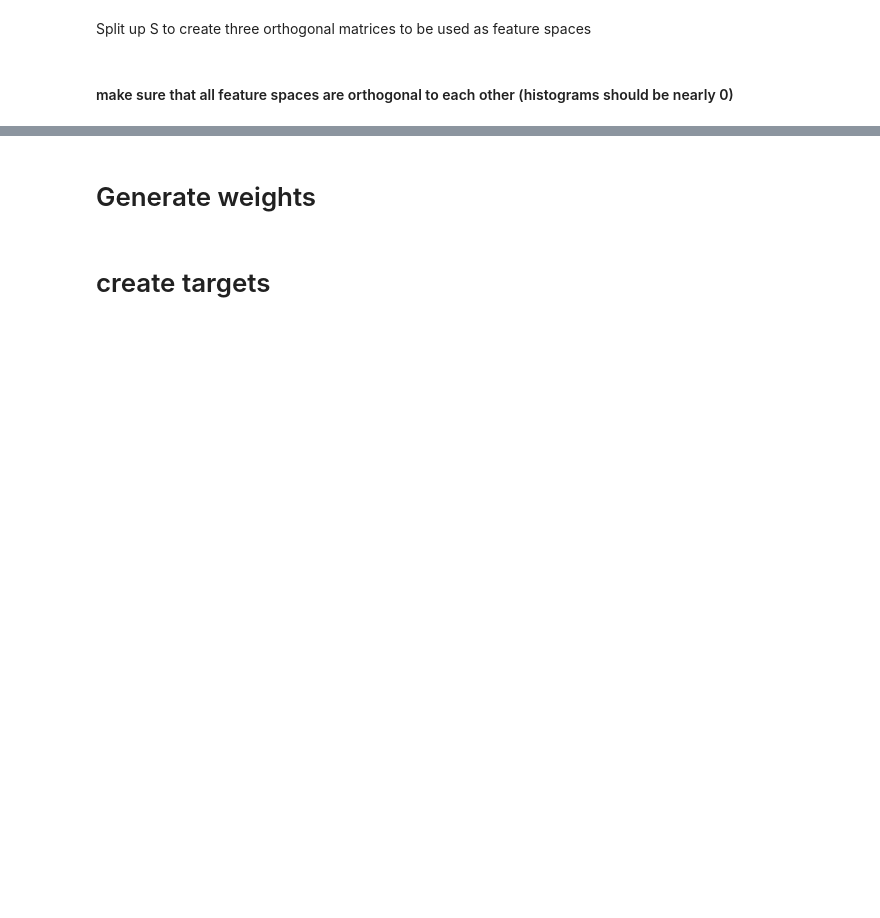
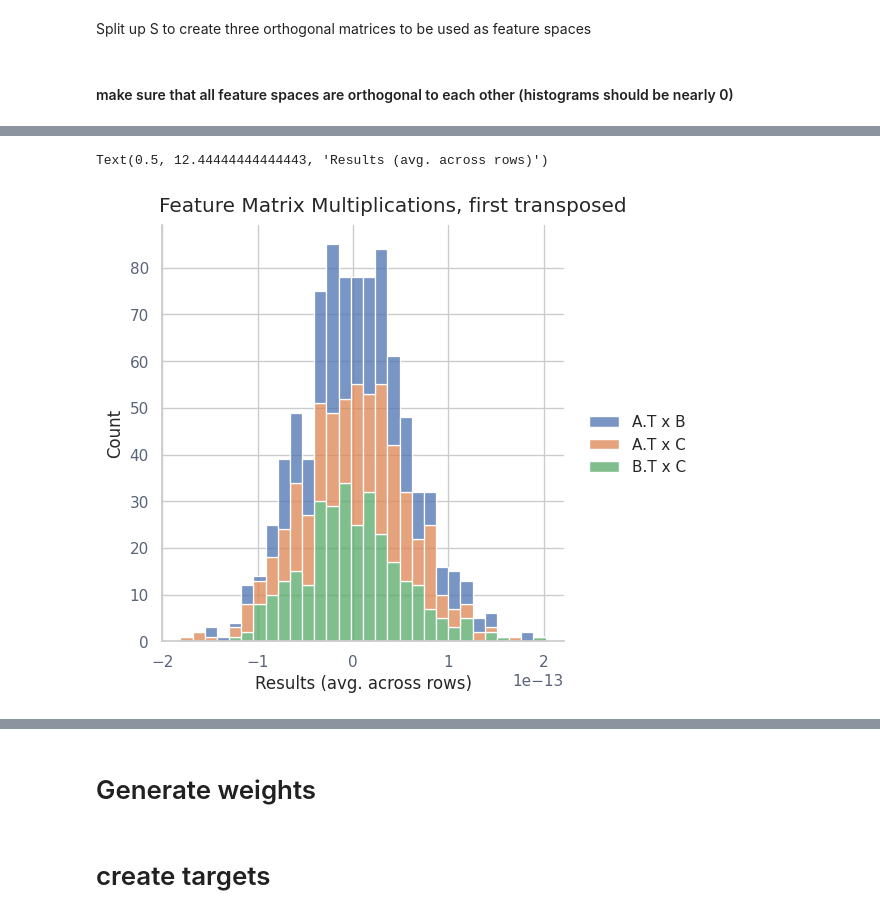
Before and after one commit to leo-schultheiss/compare_variance_residual, a Jupyter notebook: compare_variance_residual/dataset_generation.ipynb, the cells around one changed output, grey strips where cells are left out. Drawn from its saved outputs; the diff is of its cells as text; code cells hidden in the pictures; blank space fills up the shorter version.

Commit message:
move variance visualization out of dataset_generation.ipynb

```diff
--- a/compare_variance_residual/dataset_generation.ipynb
+++ b/compare_variance_residual/dataset_generation.ipynb
@@ -89,25 +81,17 @@ for rank in d_list:
 # %% [markdown]
 #### make sure that all feature spaces are orthogonal to each other (histograms should be nearly 0)
 # %%
-# matmuls_df = pd.DataFrame()
-#
-# for i in range(len(feature_spaces)):
-#     for j in range(i + 1, len(feature_spaces)):
-#         first_transposed = feature_spaces[i].T @ feature_spaces[
-#             j]
-#         matmuls_df = pd.concat([
-#             matmuls_df,
-#             pd.DataFrame(
-#                 {'Features': [f"{hidden_feature_space_names[i]}.T x {hidden_feature_space_names[j]}"],
-#                  'Values (avg across samples)': [first_transposed.mean(axis=0)]}), ], ignore_index=True)
-#
-# for i in range(len(feature_spaces)):
-#     for j in range(i + 1, len(feature_spaces)):
-#         second_transposed = feature_spaces[i] @ feature_spaces[j].T
-#         matmuls_df = pd.concat([
-#             matmuls_df,
-#             pd.DataFrame(
-#                 {'Features': [f"{hidden_feature_space_names[i]} x {hidden_feature_space_names[j]}.T"],
-#                  'Values (avg across samples)': [second_transposed.mean(axis=0)], }),
-#         ], ignore_index=True)
-# matmuls_df
+first_transposed_df = pd.DataFrame()
+
+for i in range(len(feature_spaces)):
+    for j in range(i + 1, len(feature_spaces)):
+        first_transposed = feature_spaces[i].T @ feature_spaces[j]
+        first_transposed_df[f"{hidden_feature_space_names[i]}.T x {hidden_feature_space_names[j]}"] = first_transposed.mean(axis=1)
+
+second_transposed_df = pd.DataFrame()
+for i in range(len(feature_spaces)):
+    for j in range(i + 1, len(feature_spaces)):
+        second_transposed = feature_spaces[i] @ feature_spaces[j].T
+        second_transposed_df[f"{hidden_feature_space_names[i]} x {hidden_feature_space_names[j]}.T"] = second_transposed.mean(axis=0)
+
+second_transposed_df
@@ -114,4 +112,7 @@ for rank in d_list:
 # %%
-# sns.displot(data=matmuls_df.explode("Values (avg across samples)"), x="Values (avg across samples)", multiple="stack",
-#             hue="Features", bins=30)
-# plt.suptitle("Feature space matrix multiplications", y=1.02)
+sns.displot(data=first_transposed_df, multiple="stack", bins=30)
+plt.suptitle("Feature Matrix Multiplications, first transposed", y=1.02)
+plt.xlabel("Results (avg. across rows)")
+# %% [output]
+Text(0.5, 12.44444444444443, 'Results (avg. across rows)')
+[figure, added]
```
Also changed, not shown: parts of 8 cells of this notebook, 1 other file.
